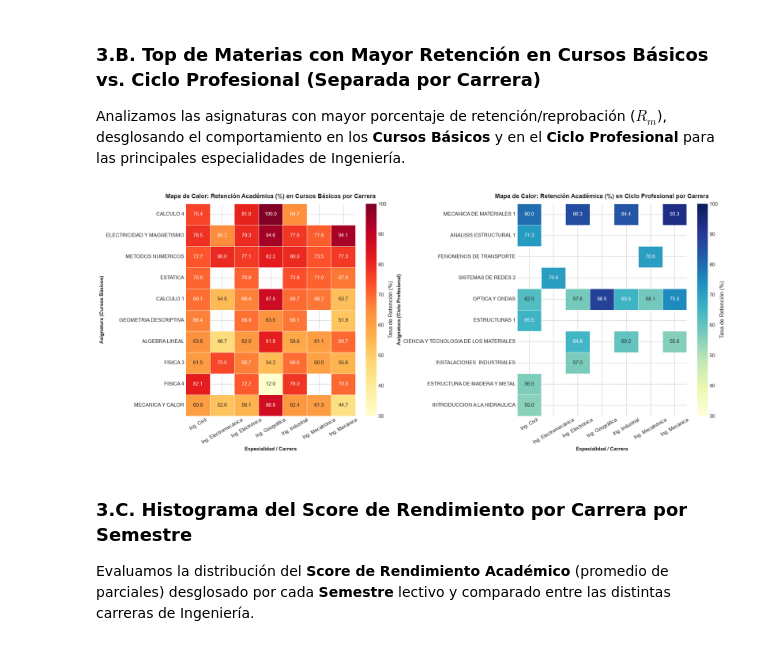
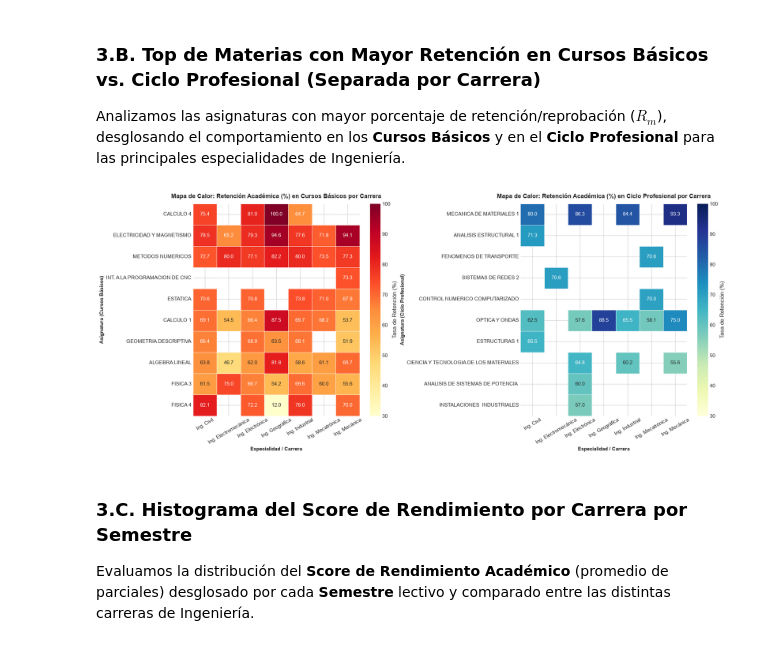
Before and after one commit to carlobeni/Machine-Learning, a Jupyter notebook: Clase_4/nb_practica_C4_preprocessing.ipynb, the cells around one changed output. Cells and saved outputs as stored; diff of their text form; code cells hidden in the pictures.

```diff
--- a/Clase_4/nb_practica_C4_preprocessing.ipynb
+++ b/Clase_4/nb_practica_C4_preprocessing.ipynb
@@ -400,16 +420,31 @@ Analizamos las asignaturas con mayor porcentaje de retención/reprobación ($R_m
 def plot_retention_by_cycle_and_career(df: pd.DataFrame, min_students: int = 15):
     '''
     Representación Matricial de Calor (Heatmap) para la Retención Académica por Ciclo y Carrera:
-    Evita la saturación visual agrupando asignaturas en filas y especialidades en columnas,
-    distinguiendo entre Cursos Básicos y Ciclo Profesional con valores numéricos legibles sin solapamiento.
+    Evita la saturación visual agrupando asignaturas en filas y especialidades consolidadas en columnas,
+    mapeando todas las intensificaciones (e.g., INT9CONSTR -> Ing. Civil, INT9ELECTR -> Ing. Electrónica).
     '''
-    career_map = {
-        'CIV': 'Ing. Civil', 'ELE': 'Ing. Electrónica', 'MCT': 'Ing. Mecatrónica',
-        'IND': 'Ing. Industrial', 'CGF': 'Ing. Geográfica', 'MEC': 'Ing. Mecánica', 'ECA': 'Ing. Electromecánica'
+    career_code_mapping = {
+        'CIV-PLS13': 'Ing. Civil', 'CIV-PLS23': 'Ing. Civil', 'INT9CONSTR': 'Ing. Civil',
+        'INT9TRANSP': 'Ing. Civil', 'INT9ORTERR': 'Ing. Civil', 'INT9SANEHI': 'Ing. Civil',
+
+        'ELE-PLS13': 'Ing. Electrónica', 'ELE-PLS23': 'Ing. Electrónica',
+        'INT9ELECTR': 'Ing. Electrónica', 'INT9SDIGYT': 'Ing. Electrónica',
+
+        'MCT-PLS13': 'Ing. Mecatrónica', 'MCT-PLS23': 'Ing. Mecatrónica', 'MCT9-OPT': 'Ing. Mecatrónica',
+
+        'IND-PLS13': 'Ing. Industrial', 'IND-PLS23': 'Ing. Industrial',
+        'INT9G-ECO': 'Ing. Industrial', 'INT9-PROYT': 'Ing. Industrial',
+
+        'CGF-PLS13': 'Ing. Geográfica', 'CGF-PLS23': 'Ing. Geográfica', 'INT9RNYMA': 'Ing. Geográfica',
+
+        'MEC-PLS13': 'Ing. Mecánica', 'MEC-PLS23': 'Ing. Mecánica',
+        'INT9MECANI': 'Ing. Mecánica', 'MEC9-OPT': 'Ing. Mecánica',
+
+        'ECA-PLS13': 'Ing. Electromecánica', 'ECA-PLS23': 'Ing. Electromecánica', 'ECA9-OPT': 'Ing. Electromecánica'
     }
 
     df_work = df.copy()
-    df_work['Carrera_Nombre'] = df_work['Carrera_Corta'].map(career_map)
+    df_work['Carrera_Nombre'] = df_work['Cod.Car.Sec'].astype(str).str.strip().map(career_code_mapping)
     df_filtered = df_work.dropna(subset=['Carrera_Nombre']).copy()
 
     # Agrupación y cálculo de tasa de retención con filtro de representatividad (N >= min_students)
@@ -435,34 +470,34 @@ def plot_retention_by_cycle_and_career(df: pd.DataFrame, min_students: int = 15)
     ).reindex(top_prof_subjects)
 
     # Renderizado de Mapas de Calor Paralelos
     fig, axes = plt.subplots(1, 2, figsize=(19, 8))
 
     # Heatmap Cursos Básicos
     sns.heatmap(
         pivot_basic, annot=True, fmt='.1f', cmap='YlOrRd', vmin=30, vmax=100,
         linewidths=0.7, linecolor='white', cbar_kws={'label': 'Tasa de Retención (%)'}, ax=axes[0]
     )
     axes[0].set_title('Mapa de Calor: Retención Académica (%) en Cursos Básicos por Carrera', fontsize=13, weight='bold', pad=12)
     axes[0].set_xlabel('Especialidad / Carrera', fontsize=11, weight='bold')
     axes[0].set_ylabel('Asignatura (Cursos Básicos)', fontsize=11, weight='bold')
     axes[0].tick_params(axis='x', rotation=30)
 
     # Heatmap Ciclo Profesional
     sns.heatmap(
         pivot_prof, annot=True, fmt='.1f', cmap='YlGnBu', vmin=30, vmax=100,
         linewidths=0.7, linecolor='white', cbar_kws={'label': 'Tasa de Retención (%)'}, ax=axes[1]
     )
     axes[1].set_title('Mapa de Calor: Retención Académica (%) en Ciclo Profesional por Carrera', fontsize=13, weight='bold', pad=12)
     axes[1].set_xlabel('Especialidad / Carrera', fontsize=11, weight='bold')
     axes[1].set_ylabel('Asignatura (Ciclo Profesional)', fontsize=11, weight='bold')
     axes[1].tick_params(axis='x', rotation=30)
 
     plt.tight_layout()
     plt.show()
 
 plot_retention_by_cycle_and_career(df_raw)
 # %% [output]
-[figure, old version]
+[figure, new version]
 # %% [markdown]
 ### 3.C. Histograma del Score de Rendimiento por Carrera por Semestre
 
```
Also changed, not shown: parts of 4 cells of this notebook.
